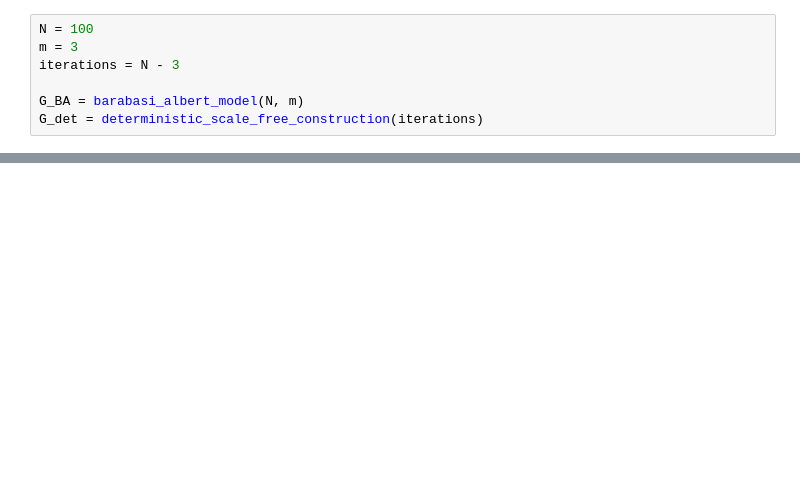
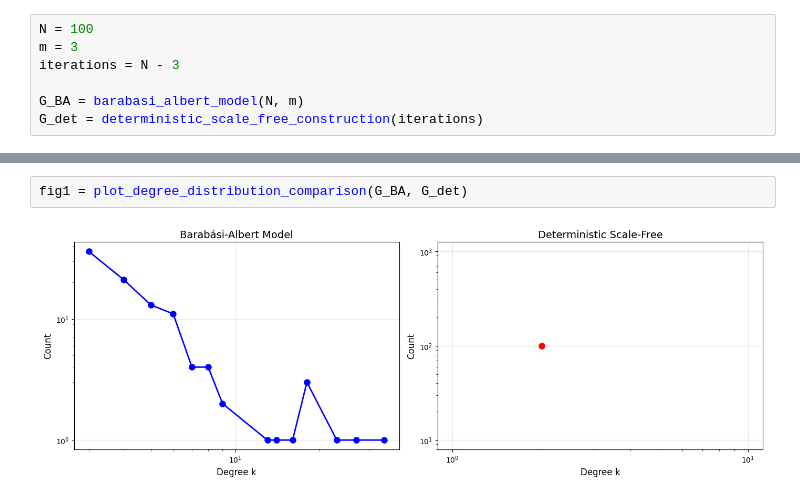
Before and after one commit to erfanshahabi/Social-Networks-Fall-2025, a Jupyter notebook: notebooks/question2_analysis.ipynb, the cells around one changed output, grey strips where cells are left out. Drawn from its saved outputs; the diff is of its cells as text; blank space fills up the shorter version.

```diff
--- a/notebooks/question2_analysis.ipynb
+++ b/notebooks/question2_analysis.ipynb
@@ -23,0 +49,4 @@ G_det = deterministic_scale_free_construction(iterations)
+# %%
+fig1 = plot_degree_distribution_comparison(G_BA, G_det)
+# %% [output]
+[figure, added]
```
Also changed, not shown: parts of 6 cells of this notebook, 1 other file.
